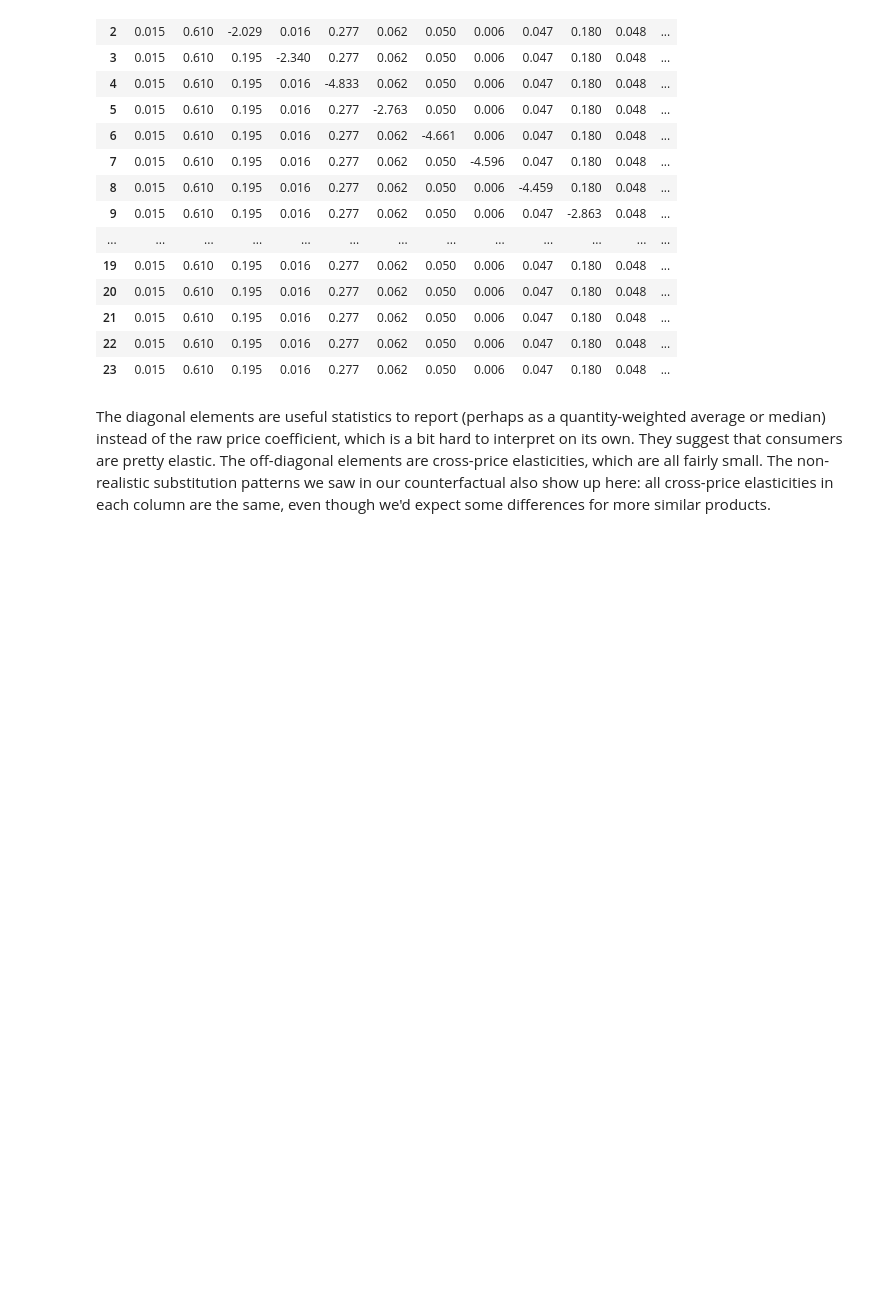
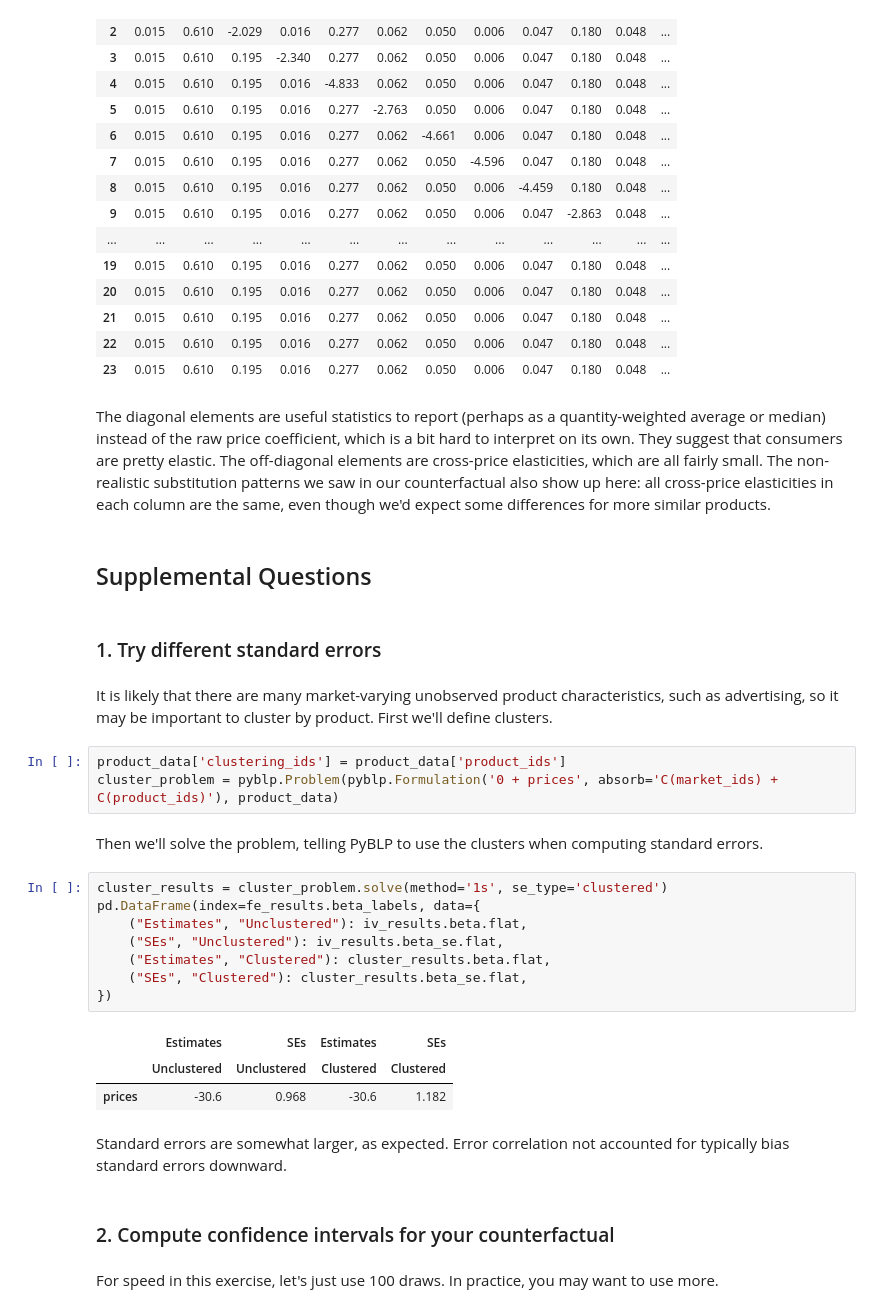
Before and after one commit to Mixtape-Sessions/Demand-Estimation, a Jupyter notebook: Exercises/Exercise-1/Solutions.ipynb, the cells around one changed output. Cells and saved outputs as stored; diff of their text form; blank space fills up the shorter version.

Commit message:
Add exercise 1 supplemental exercise solutions

```diff
--- a/Exercises/Exercise-1/Solutions.ipynb
+++ b/Exercises/Exercise-1/Solutions.ipynb
@@ -344,3 +344,32 @@ pd.DataFrame(iv_elasticities)
 | 23 | 0.015 | 0.610 | 0.195 | 0.016 | 0.277 | 0.062 | 0.050 | 0.006 | 0.047 | 0.180 | 0.048 | ... |
 # %% [markdown]
 The diagonal elements are useful statistics to report (perhaps as a quantity-weighted average or median) instead of the raw price coefficient, which is a bit hard to interpret on its own. They suggest that consumers are pretty elastic. The off-diagonal elements are cross-price elasticities, which are all fairly small. The non-realistic substitution patterns we saw in our counterfactual also show up here: all cross-price elasticities in each column are the same, even though we'd expect some differences for more similar products.
+# %% [markdown]
+## Supplemental Questions
+# %% [markdown]
+### 1. Try different standard errors
+# %% [markdown]
+It is likely that there are many market-varying unobserved product characteristics, such as advertising, so it may be important to cluster by product. First we'll define clusters.
+# %%
+product_data['clustering_ids'] = product_data['product_ids']
+cluster_problem = pyblp.Problem(pyblp.Formulation('0 + prices', absorb='C(market_ids) + C(product_ids)'), product_data)
+# %% [markdown]
+Then we'll solve the problem, telling PyBLP to use the clusters when computing standard errors.
+# %%
+cluster_results = cluster_problem.solve(method='1s', se_type='clustered')
+pd.DataFrame(index=fe_results.beta_labels, data={
+    ("Estimates", "Unclustered"): iv_results.beta.flat,
+    ("SEs", "Unclustered"): iv_results.beta_se.flat,
+    ("Estimates", "Clustered"): cluster_results.beta.flat,
+    ("SEs", "Clustered"): cluster_results.beta_se.flat,
+})
+# %% [output]
+|  | Estimates | SEs | Estimates | SEs |
+|  | Unclustered | Unclustered | Clustered | Clustered |
+| prices | -30.6 | 0.968 | -30.6 | 1.182 |
+# %% [markdown]
+Standard errors are somewhat larger, as expected. Error correlation not accounted for typically bias standard errors downward.
+# %% [markdown]
+### 2. Compute confidence intervals for your counterfactual
+# %% [markdown]
+For speed in this exercise, let's just use 100 draws. In practice, you may want to use more.
```
Also changed, not shown: parts of 22 cells of this notebook, 1 other file.
